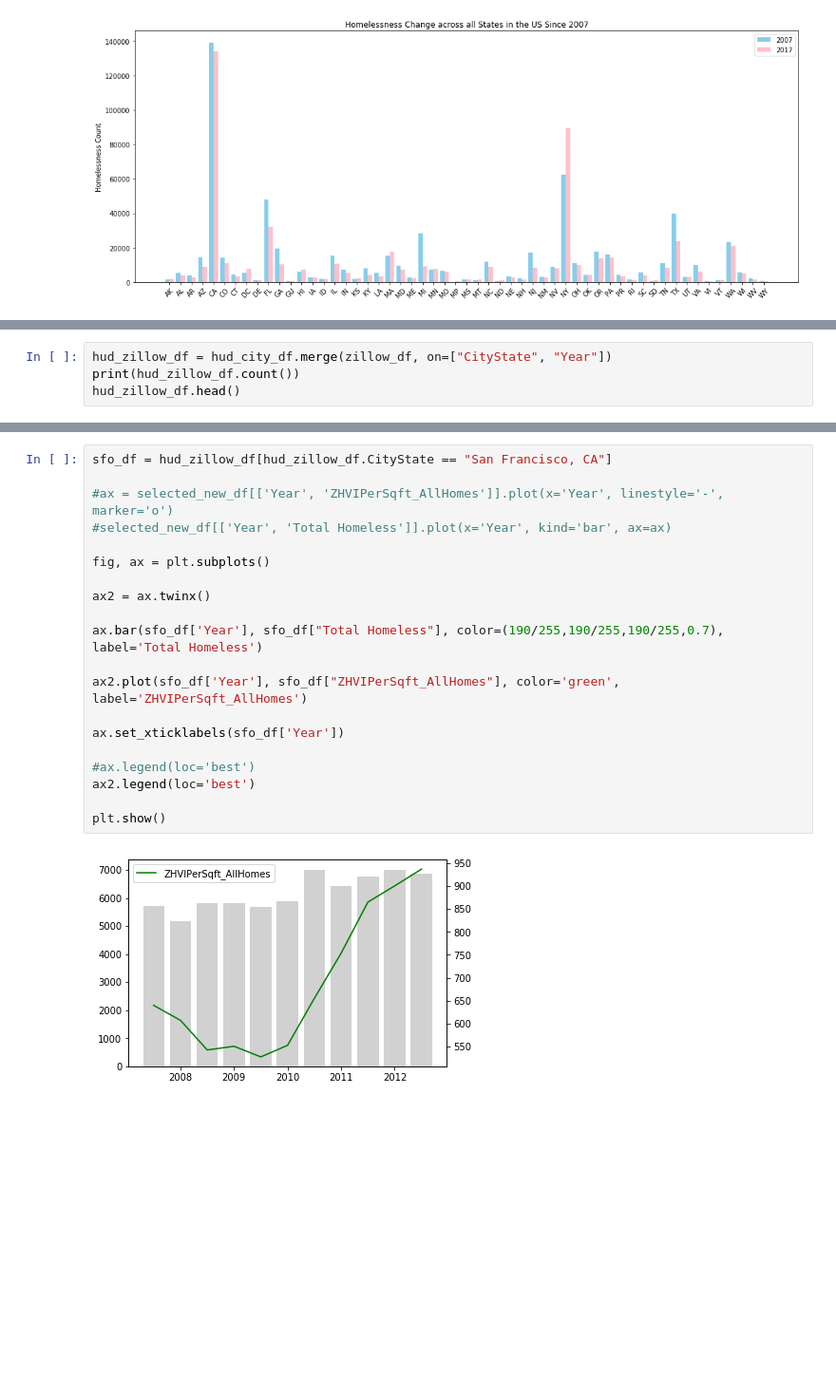
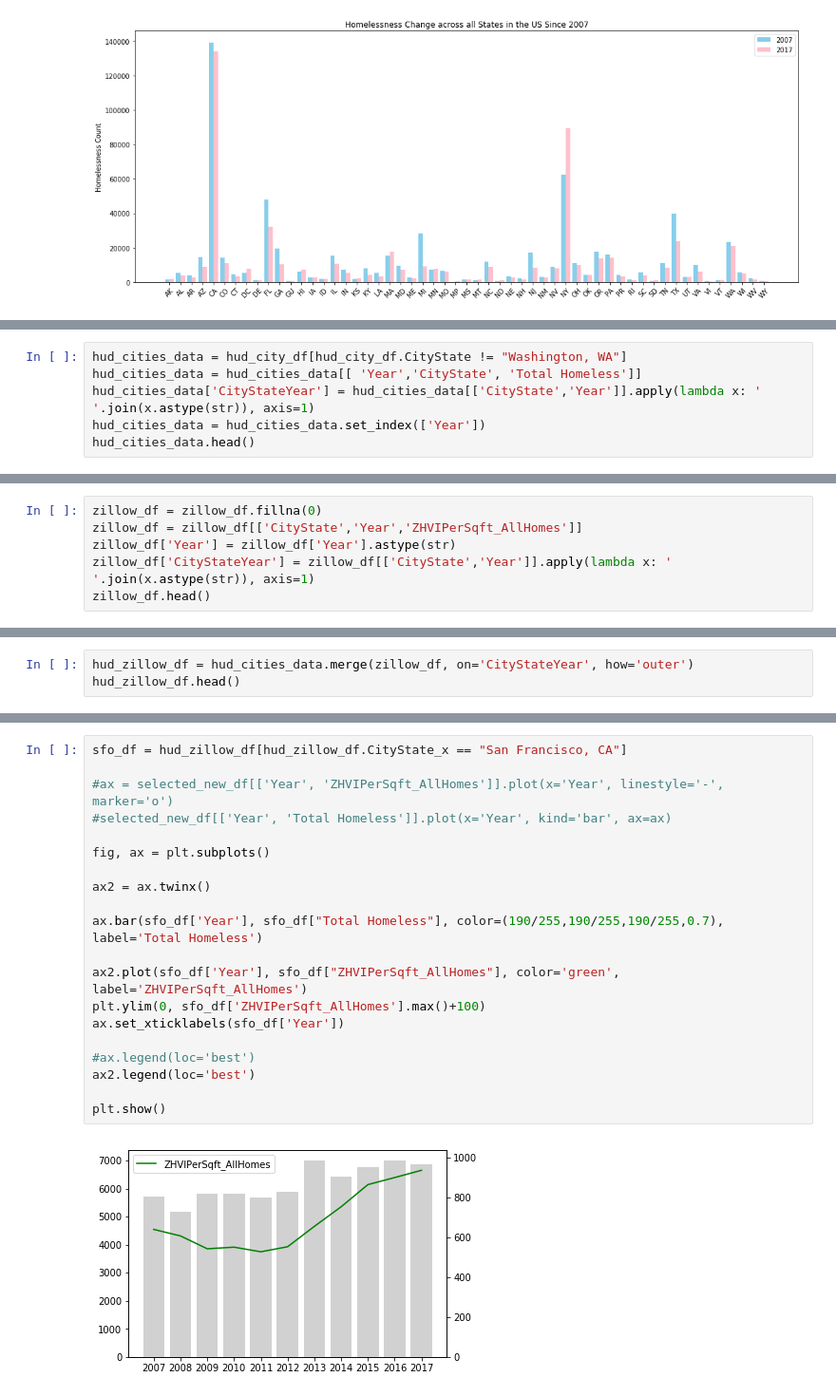
Before and after one commit to jag0717/UCB-Project1, a Jupyter notebook: data/Homeless_Vs_Housing_Analysis.ipynb, the cells around one changed output, grey strips where cells are left out. Shown at 95% size. Saved outputs shown, nothing was run; the diff lists cells and outputs as text; blank space fills up the shorter version.

```diff
--- a/data/Homeless_Vs_Housing_Analysis.ipynb
+++ b/data/Homeless_Vs_Housing_Analysis.ipynb
@@ -167,0 +150,6 @@ zillow_df.head()
+# %%
+hud_cities_data = hud_city_df[hud_city_df.CityState != "Washington, WA"]
+hud_cities_data = hud_cities_data[[ 'Year','CityState', 'Total Homeless']]
+hud_cities_data['CityStateYear'] = hud_cities_data[['CityState','Year']].apply(lambda x: ' '.join(x.astype(str)), axis=1)
+hud_cities_data = hud_cities_data.set_index(['Year'])
+hud_cities_data.head()
@@ -167,0 +164,6 @@ zillow_df.head()
+# %%
+zillow_df = zillow_df.fillna(0)
+zillow_df = zillow_df[['CityState','Year','ZHVIPerSqft_AllHomes']]
+zillow_df['Year'] = zillow_df['Year'].astype(str)
+zillow_df['CityStateYear'] = zillow_df[['CityState','Year']].apply(lambda x: ' '.join(x.astype(str)), axis=1)
+zillow_df.head()
@@ -168,5 +177,4 @@ zillow_df.head()
 # %%
-hud_zillow_df = hud_city_df.merge(zillow_df, on=["CityState", "Year"])
-print(hud_zillow_df.count())
+hud_zillow_df = hud_cities_data.merge(zillow_df, on='CityStateYear', how='outer')
 hud_zillow_df.head()
 # %% [output]
@@ -196,23 +187,23 @@ dtype: int64
 # %%
-sfo_df = hud_zillow_df[hud_zillow_df.CityState == "San Francisco, CA"]
+sfo_df = hud_zillow_df[hud_zillow_df.CityState_x == "San Francisco, CA"]
 
 #ax = selected_new_df[['Year', 'ZHVIPerSqft_AllHomes']].plot(x='Year', linestyle='-', marker='o')
 #selected_new_df[['Year', 'Total Homeless']].plot(x='Year', kind='bar', ax=ax)
 
 fig, ax = plt.subplots()
 
 ax2 = ax.twinx()
 
 ax.bar(sfo_df['Year'], sfo_df["Total Homeless"], color=(190/255,190/255,190/255,0.7), label='Total Homeless')
 
 ax2.plot(sfo_df['Year'], sfo_df["ZHVIPerSqft_AllHomes"], color='green', label='ZHVIPerSqft_AllHomes')
-
+plt.ylim(0, sfo_df['ZHVIPerSqft_AllHomes'].max()+100)
 ax.set_xticklabels(sfo_df['Year'])
 
 #ax.legend(loc='best')
 ax2.legend(loc='best')
 
 plt.show()
 # %% [output]
-[figure, old version]
+[figure, new version]
 # %%
```
Also changed, not shown: parts of 8 cells of this notebook.
